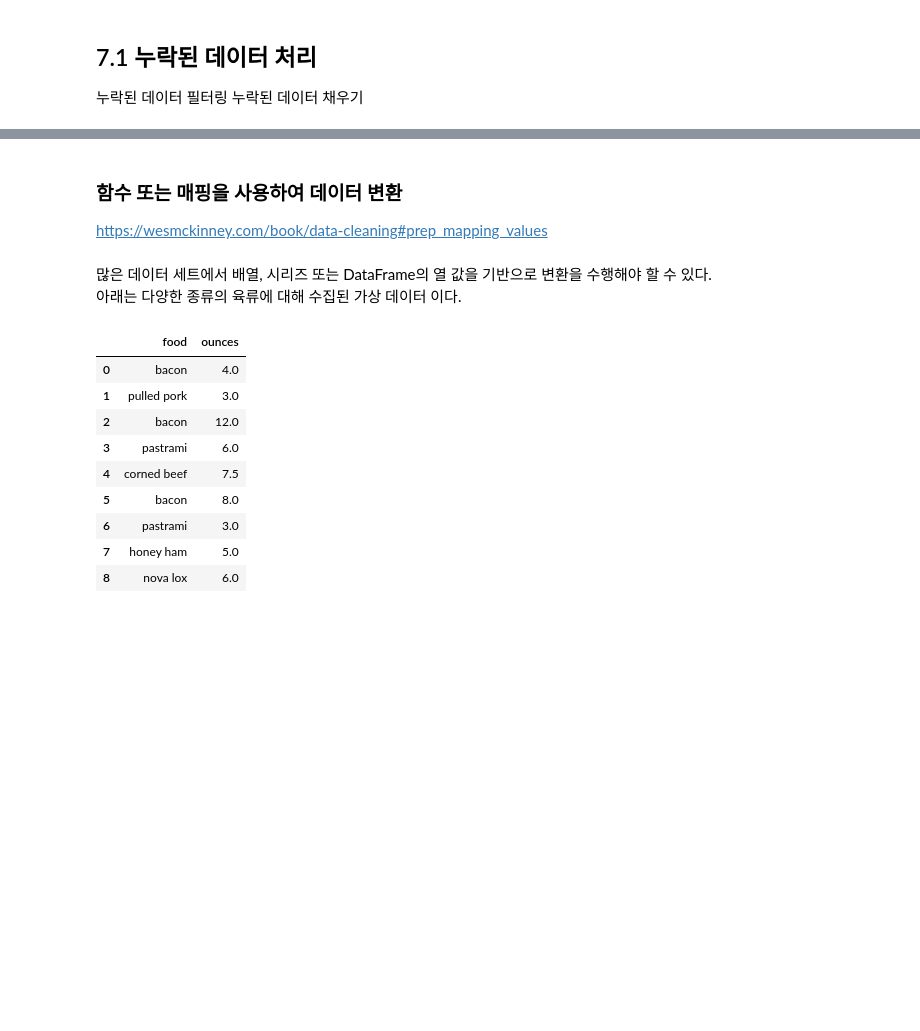
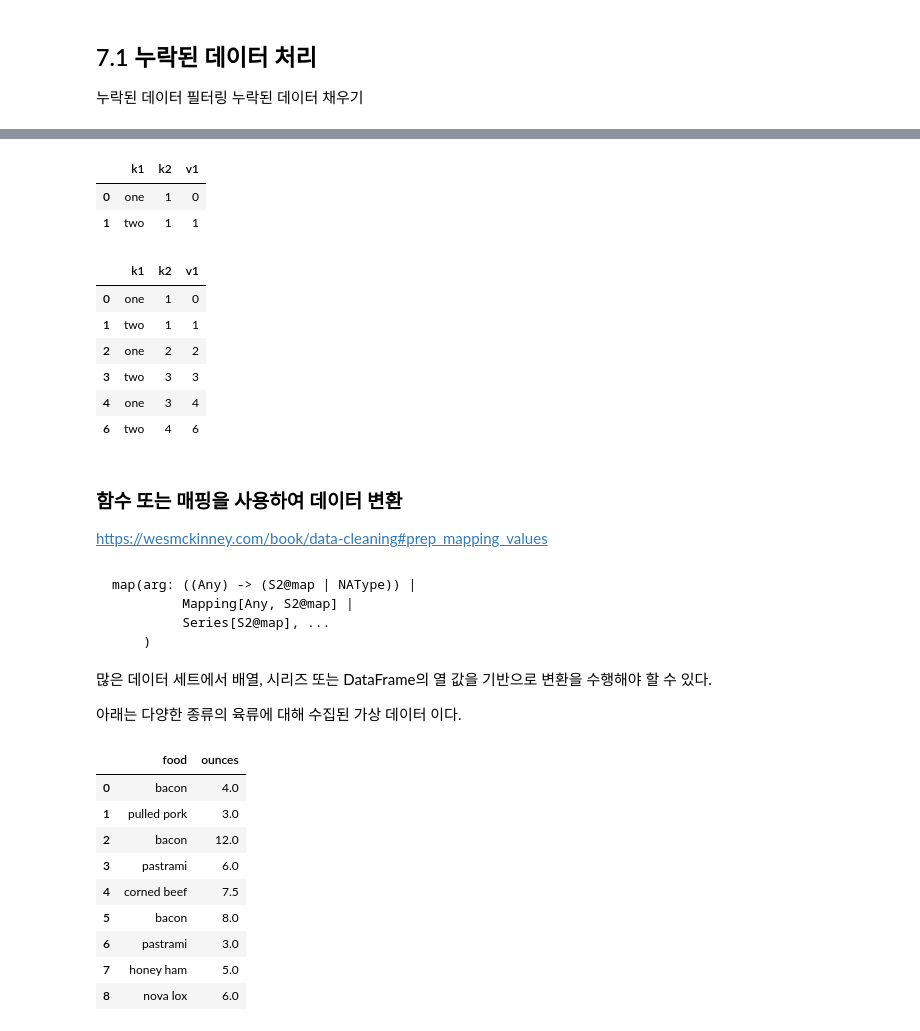
Before and after one commit to cafrii/ml_study, a Jupyter notebook: pandas/wesmckinney/ch07_pd_cleaning.ipynb, the cells around one changed output, grey strips where cells are left out. Cells and saved outputs as stored; diff of their text form; code cells hidden in the pictures; blank space fills up the shorter version.

````diff
--- a/pandas/wesmckinney/ch07_pd_cleaning.ipynb
+++ b/pandas/wesmckinney/ch07_pd_cleaning.ipynb
@@ -18,0 +22,4 @@ import pandas as pd
+# %%
+data = pd.DataFrame({"k1": ["one", "two"] * 3 + ["two"],
+                     "k2": [1, 1, 2, 3, 3, 4, 4]})
+data
@@ -18,0 +60,3 @@ import pandas as pd
+# %%
+data['v1'] = range(7)  # 컬럼을 추가하는 간단한 방법
+print(data)
@@ -19,8 +72,32 @@ import pandas as pd
+# %%
+data.drop_duplicates(subset=['k1'])  # k1 만 비교해서 중복 제거
+# %% [output]
+|  | k1 | k2 | v1 |
+| 0 | one | 1 | 0 |
+| 1 | two | 1 | 1 |
+# %%
+data.drop_duplicates(["k1", "k2"], keep="last") # 중복 행 들 중 마지막 행을 유지.
+# %% [output]
+|  | k1 | k2 | v1 |
+| 0 | one | 1 | 0 |
+| 1 | two | 1 | 1 |
+| 2 | one | 2 | 2 |
+| 3 | two | 3 | 3 |
+| 4 | one | 3 | 4 |
+| 6 | two | 4 | 6 |
 # %% [markdown]
 ### 함수 또는 매핑을 사용하여 데이터 변환
 https://wesmckinney.com/book/data-cleaning#prep_mapping_values
 # %% [markdown]
+```
+map(arg: ((Any) -> (S2@map | NAType)) |
+         Mapping[Any, S2@map] |
+         Series[S2@map], ...
+    )
+```
+
 많은 데이터 세트에서 배열, 시리즈 또는 DataFrame의 열 값을 기반으로 변환을 수행해야 할 수 있다. <br>
+
 아래는 다양한 종류의 육류에 대해 수집된 가상 데이터 이다.
 # %%
 data = pd.DataFrame({"food": ["bacon", "pulled pork", "bacon",
````
Also changed, not shown: parts of 28 cells of this notebook, 1 other file.
